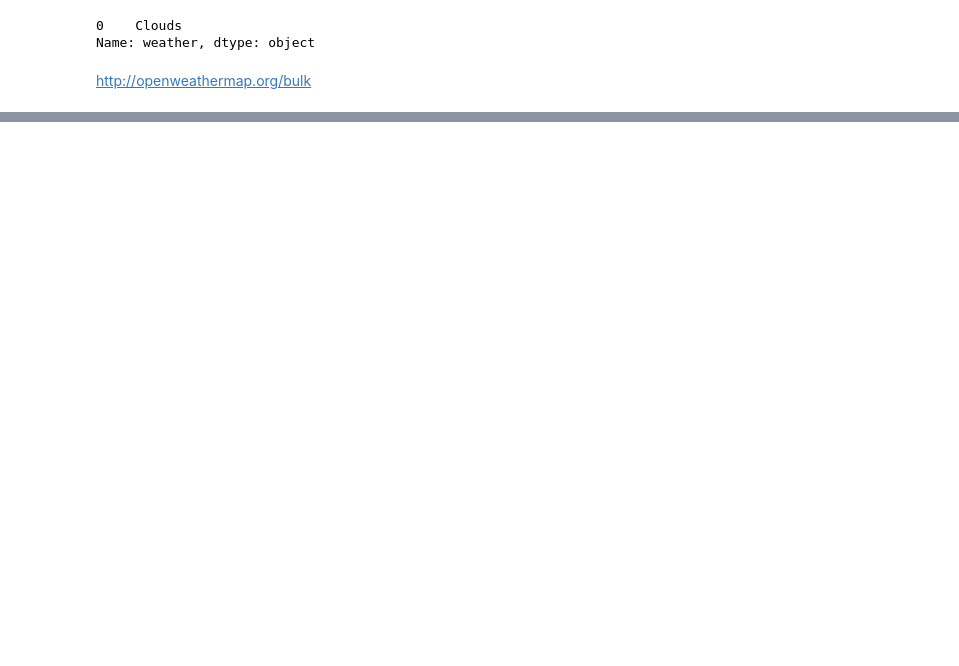
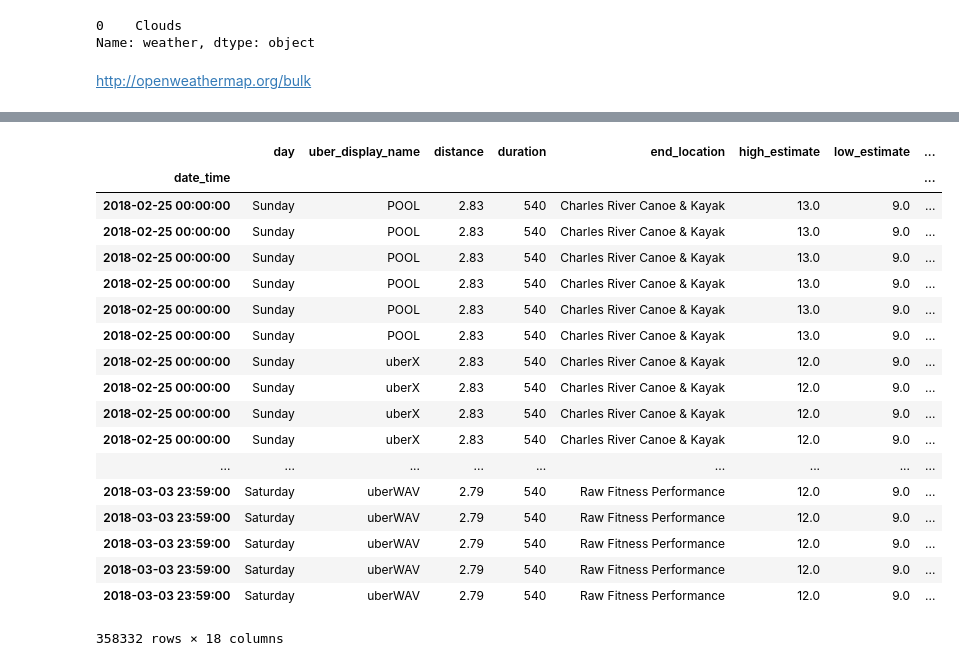
Before and after one commit to rahilshah10/big_data_systems_and_intelligence_analytics, a Jupyter notebook: rides_project/Uber_Lyft_Weather.ipynb, the cells around one changed output, grey strips where cells are left out. Cells and saved outputs as stored; diff of their text form; code cells hidden in the pictures; blank space fills up the shorter version.

```diff
--- a/rides_project/Uber_Lyft_Weather.ipynb
+++ b/rides_project/Uber_Lyft_Weather.ipynb
@@ -460,0 +776,22 @@ df_weather.head()
+# %%
+df.drop_duplicates(keep=False)
+# %% [output]
+|  | day | uber_display_name | distance | duration | end_location | high_estimate | low_estimate | ... |
+| date_time |  |  |  |  |  |  |  | ... |
+| 2018-02-25 00:00:00 | Sunday | POOL | 2.83 | 540 | Charles River Canoe & Kayak | 13.0 | 9.0 | ... |
+| 2018-02-25 00:00:00 | Sunday | POOL | 2.83 | 540 | Charles River Canoe & Kayak | 13.0 | 9.0 | ... |
+| 2018-02-25 00:00:00 | Sunday | POOL | 2.83 | 540 | Charles River Canoe & Kayak | 13.0 | 9.0 | ... |
+| 2018-02-25 00:00:00 | Sunday | POOL | 2.83 | 540 | Charles River Canoe & Kayak | 13.0 | 9.0 | ... |
+| 2018-02-25 00:00:00 | Sunday | POOL | 2.83 | 540 | Charles River Canoe & Kayak | 13.0 | 9.0 | ... |
+| 2018-02-25 00:00:00 | Sunday | POOL | 2.83 | 540 | Charles River Canoe & Kayak | 13.0 | 9.0 | ... |
+| 2018-02-25 00:00:00 | Sunday | uberX | 2.83 | 540 | Charles River Canoe & Kayak | 12.0 | 9.0 | ... |
+| 2018-02-25 00:00:00 | Sunday | uberX | 2.83 | 540 | Charles River Canoe & Kayak | 12.0 | 9.0 | ... |
+| 2018-02-25 00:00:00 | Sunday | uberX | 2.83 | 540 | Charles River Canoe & Kayak | 12.0 | 9.0 | ... |
+| 2018-02-25 00:00:00 | Sunday | uberX | 2.83 | 540 | Charles River Canoe & Kayak | 12.0 | 9.0 | ... |
+| ... | ... | ... | ... | ... | ... | ... | ... | ... |
+| 2018-03-03 23:59:00 | Saturday | uberWAV | 2.79 | 540 | Raw Fitness Performance | 12.0 | 9.0 | ... |
+| 2018-03-03 23:59:00 | Saturday | uberWAV | 2.79 | 540 | Raw Fitness Performance | 12.0 | 9.0 | ... |
+| 2018-03-03 23:59:00 | Saturday | uberWAV | 2.79 | 540 | Raw Fitness Performance | 12.0 | 9.0 | ... |
+| 2018-03-03 23:59:00 | Saturday | uberWAV | 2.79 | 540 | Raw Fitness Performance | 12.0 | 9.0 | ... |
+| 2018-03-03 23:59:00 | Saturday | uberWAV | 2.79 | 540 | Raw Fitness Performance | 12.0 | 9.0 | ... |
+358332 rows × 18 columns
```
Also changed, not shown: parts of 60 cells of this notebook, 5 other files.
